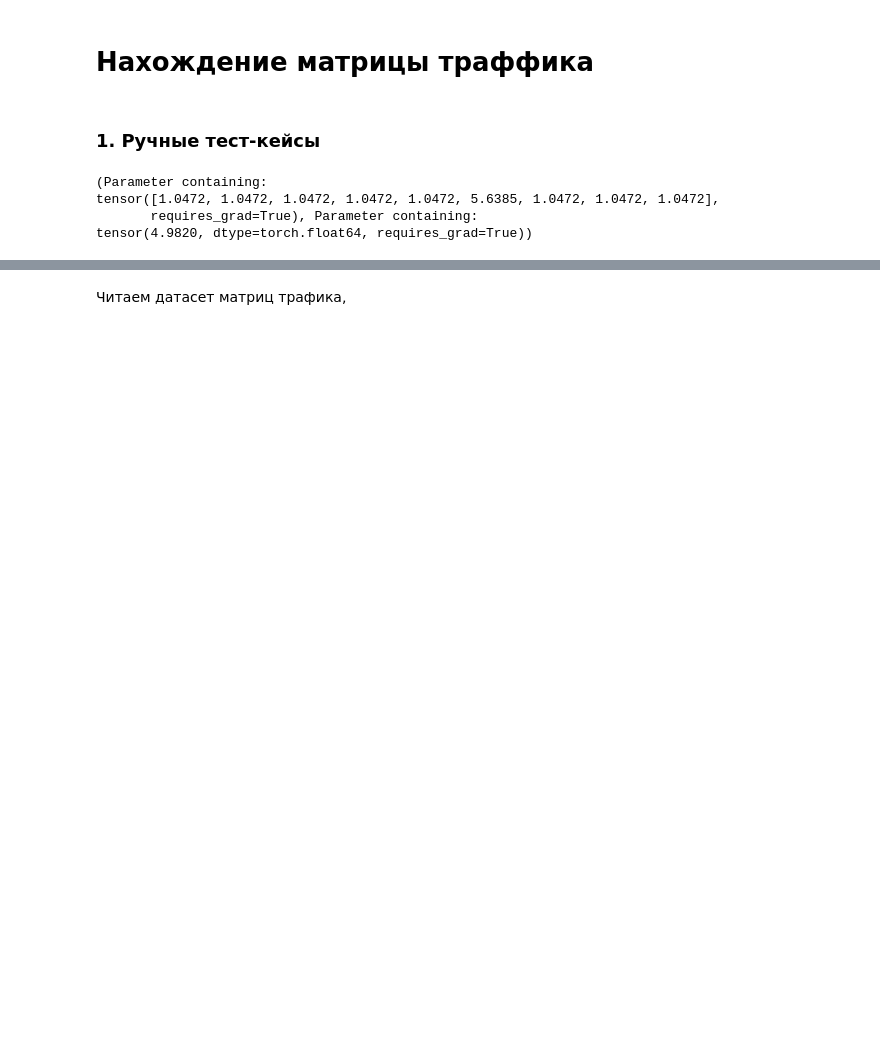
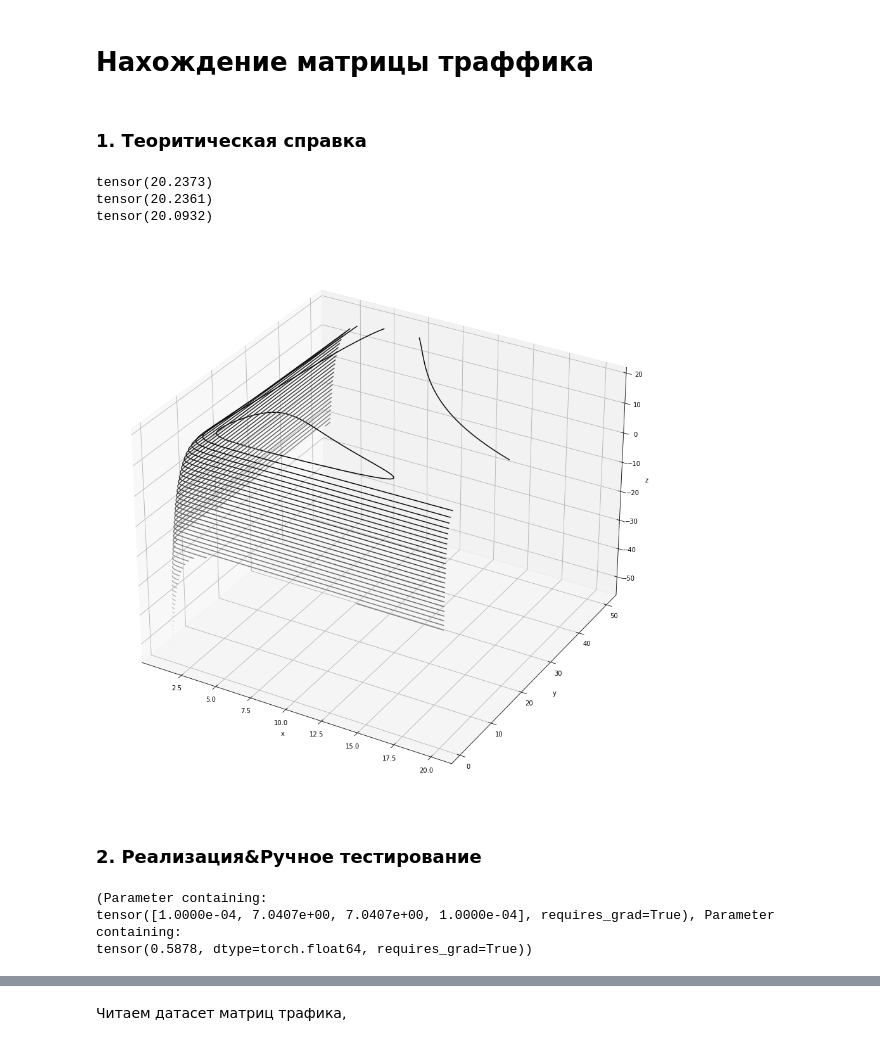
Before and after one commit to kichyr/tm_estimation, a Jupyter notebook: training_models.ipynb, the cells around one changed output, grey strips where cells are left out. Drawn from its saved outputs; the diff is of its cells as text; code cells hidden in the pictures; blank space fills up the shorter version.

```diff
--- a/training_models.ipynb
+++ b/training_models.ipynb
@@ -1,7 +1,57 @@
 # %% [markdown]
 # Нахождение матрицы траффика
+# %% [markdown]
+### 1. Теоритическая справка
+# %%
+import numpy as np
+import matplotlib.pyplot as plt
+import torch
+
+def f(w, q):
+    phi = 1
+    y = torch.Tensor([0, 10, 10, 0])
+    A = torch.Tensor([[0,0,0,0], [0,1,0,0], [0,0,1,0], [0,0,0,0]]) + 0.01 * torch.eye(4)
+    lambdas = torch.Tensor([0.0001, w, q, 0.001])
+    sigma = phi * torch.pow(torch.diag(lambdas), 2)
+    try:
+        torch.inverse(A@sigma@A.T)
+    except torch._C._LinAlgError:
+        return 0
+    likelihood = - 0.5 * torch.log(torch.det(A@sigma@A.T))
+    likelihood -= 0.5 * (y - A @ lambdas).T @ torch.inverse(A@sigma@A.T) @ (y-A@lambdas)
+    return likelihood
+
+def create_Z(x,y):
+    Z = [[0 for i in range(len(x))] for j in range(len(y))]
+    for i in range(len(x)):
+        for j in range(len(y)):
+            Z[i][j] = f(x[i][j], y[i][j])
+    return Z
+
+
+x = np.linspace(1, 20, 200)
+y = np.linspace(1, 50, 200)
+
+X, Y = np.meshgrid(x, y)
+Z = create_Z(X, Y)
+
+print(f(7.0632,7.0632))
+print(f(7.0732,7.0732))
+print(f(8,8))
+
+fig = plt.figure(figsize=(16,16))
+ax = plt.axes(projection='3d')
+ax.contour3D(X, Y, Z, 60, cmap='binary')
+ax.set_xlabel('x')
+ax.set_ylabel('y')
+ax.set_zlabel('z');
+# %% [output]
+tensor(20.2373)
+tensor(20.2361)
+tensor(20.0932)
+[figure, added]
 # %% [markdown]
-### 1. Ручные тест-кейсы
+### 2. Реализация&Ручное тестирование
 # %%
 import torch
 import models
@@ -10,21 +60,20 @@ import numpy as np
 import matplotlib.pyplot as plt
 
 """
-[0]    [1]----10---->[2]
+[1]<----10---->[2]
 """
-graph = torch.Tensor([[1, 0, 0], [0, 1, 1], [1, 0, 1]])
+graph = torch.Tensor([[1, 1], [1, 1]])
 networkModel = models.NetworkModel(graph=graph)
 networkModel.set_link_load(
-links_weights_hist=[[models.LinkWeight(i=1,j=2,weight=10)]])
+links_weights_hist=[[models.LinkWeight(i=0,j=1,weight=10), models.LinkWeight(i=1,j=0,weight=10)]])
 
 likelihood_solver = likelihood_method.TMSolver_LikelihoodMethod()
 res = likelihood_solver.get_optimal_solution(networkModel, show_plt=True, max_grad_dec=1500)
 print(res)
 # %% [output]
 (Parameter containing:
-tensor([1.0472, 1.0472, 1.0472, 1.0472, 1.0472, 5.6385, 1.0472, 1.0472, 1.0472],
-       requires_grad=True), Parameter containing:
-tensor(4.9820, dtype=torch.float64, requires_grad=True))
+tensor([1.0000e-04, 7.0407e+00, 7.0407e+00, 1.0000e-04], requires_grad=True), Parameter containing:
+tensor(0.5878, dtype=torch.float64, requires_grad=True))
 # %% [markdown]
 <img src="data/utils/bso-topo.png" alt="drawing" width="400"/>
 # %%
```
Also changed, not shown: parts of 2 cells of this notebook, 4 other files.
